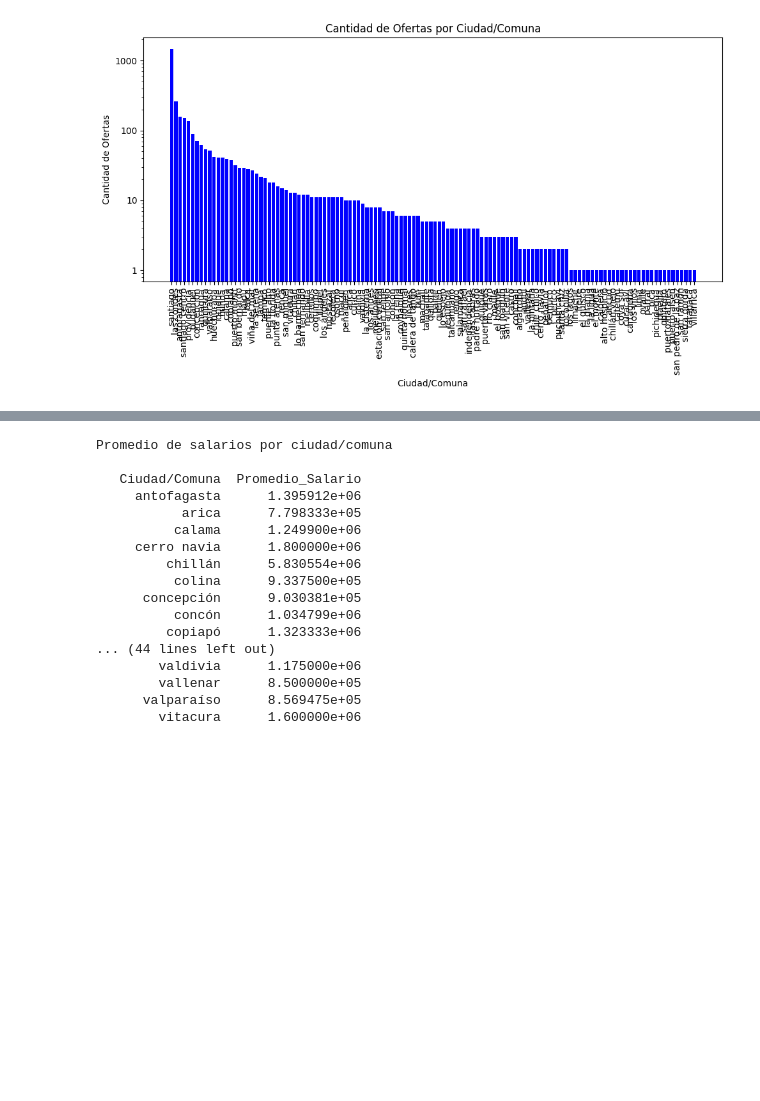
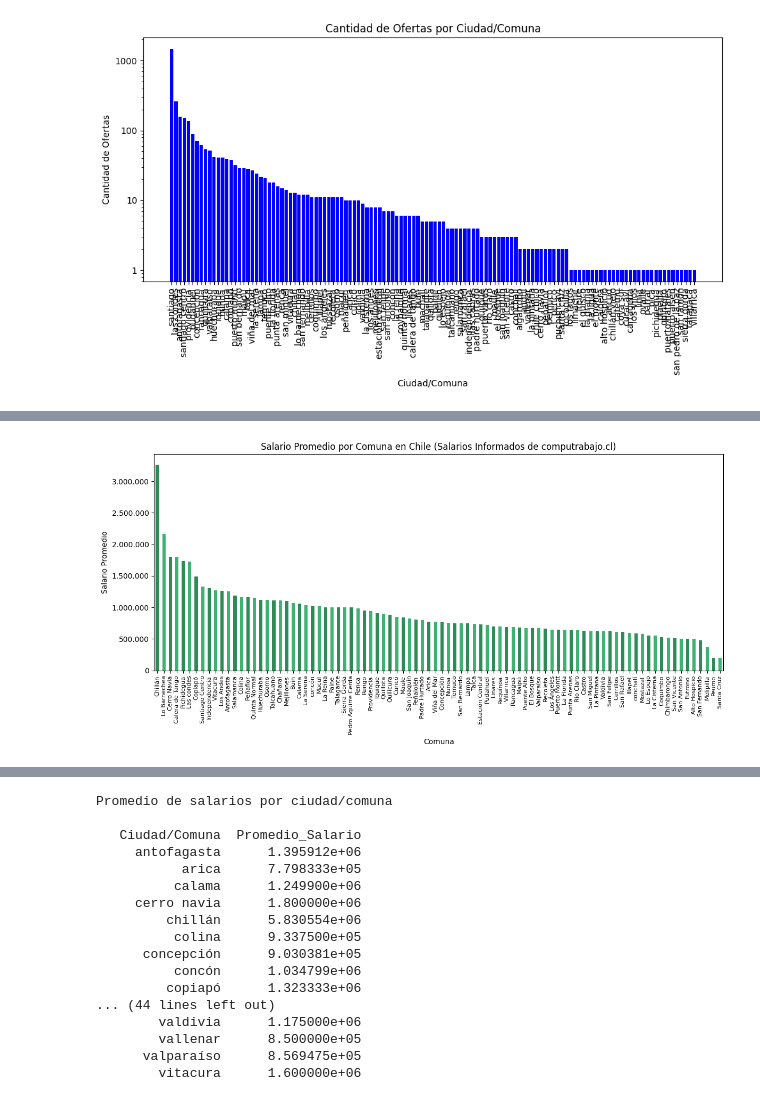
Before and after one commit to Lagartin1/analisisOfertasLab, a Jupyter notebook: src/AnalisisOfertas.ipynb, the cells around one changed output, grey strips where cells are left out. Cells and saved outputs as stored; diff of their text form; code cells hidden in the pictures; blank space fills up the shorter version.

Commit message:
3 gráficos nuevos (computrabajo)

```diff
--- a/src/AnalisisOfertas.ipynb
+++ b/src/AnalisisOfertas.ipynb
@@ -180,0 +182,32 @@ pltgr.show()
+# %%
+# Limpiar datos: eliminar filas con salarios o comunas vacías
+df2 = df2.dropna(subset=["Salario", "Comuna"])
+
+# Convertir salario a número (por si viene como texto)
+df2["Salario"] = pd.to_numeric(df2["Salario"], errors="coerce")
+df2 = df2.dropna(subset=["Salario"])  # eliminar si quedó NaN después de convertir
+
+# Agrupar por comuna y calcular salario promedio
+salarios_promedio = df2.groupby("Comuna")["Salario"].mean()
+
+# Ordenar de mayor a menor
+salarios_promedio = salarios_promedio.sort_values(ascending=False)
+
+# Función para formatear los números como enteros con separador de miles
+formatter = FuncFormatter(lambda x, _: f'{int(x):,}'.replace(",", "."))
+
+# Alternar colores
+colors = ['seagreen' if i % 2 == 0 else 'mediumseagreen' for i in range(len(salarios_promedio))]
+
+# Graficar
+pltgr.figure(figsize=(12, 6))
+salarios_promedio.plot(kind="bar", color=colors)
+pltgr.title("Salario Promedio por Comuna en Chile (Salarios Informados de computrabajo.cl)")
+pltgr.xlabel("Comuna")
+pltgr.ylabel("Salario Promedio")
+pltgr.xticks(rotation=90, fontsize=8)
+pltgr.gca().yaxis.set_major_formatter(formatter)
+pltgr.tight_layout()
+pltgr.show()
+# %% [output]
+[figure, added]
```
Also changed, not shown: parts of 4 cells of this notebook.
